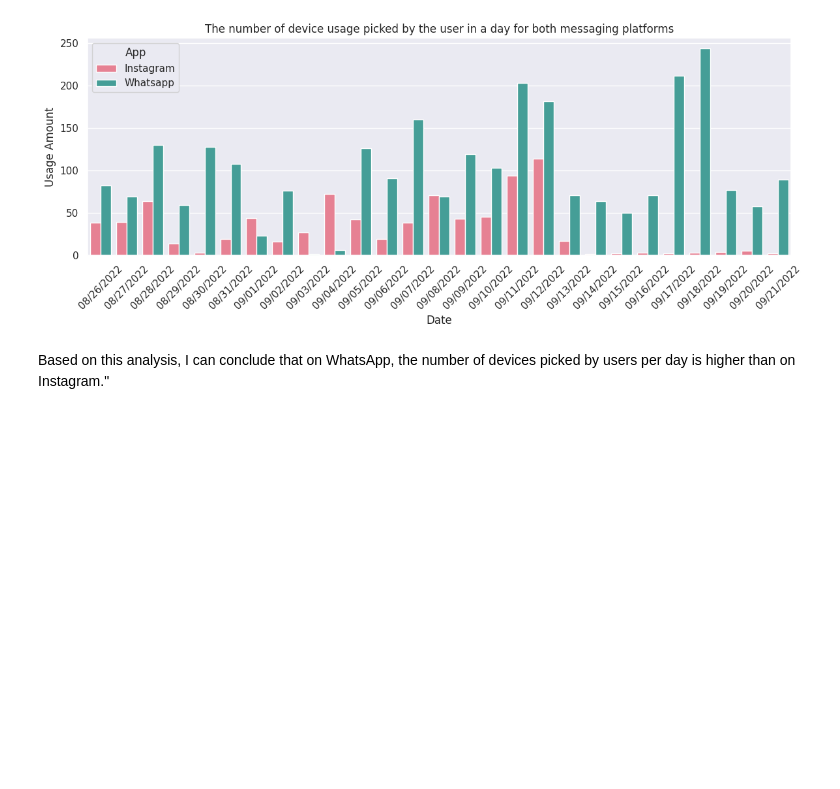
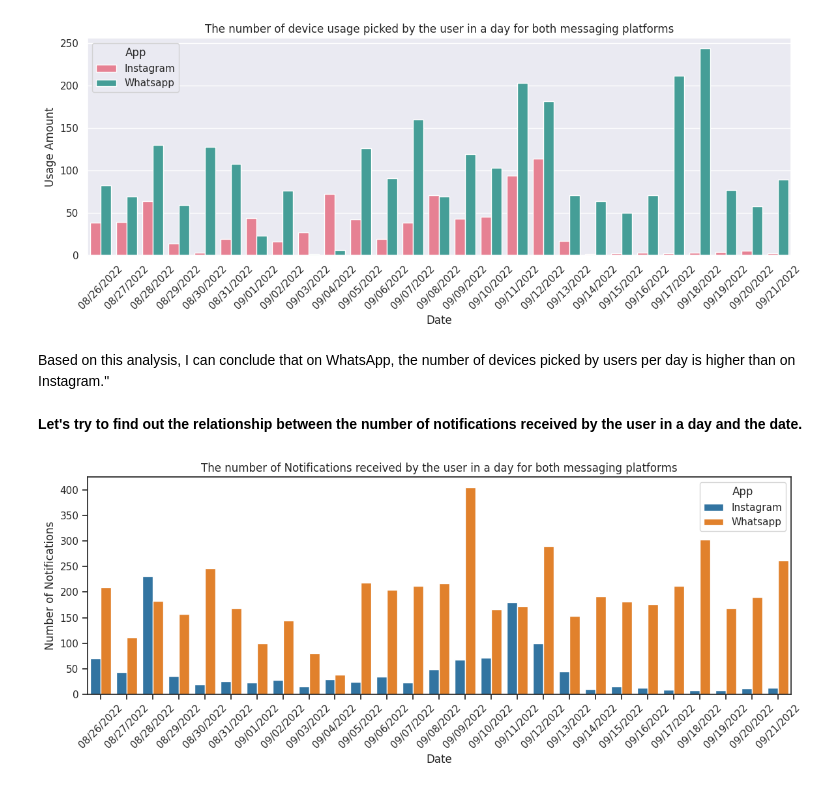
Before and after one commit to budding-tech-savvy/Screen_time_analysis-, a Jupyter notebook: Screen_time_analysis.ipynb, the cells around one changed output. Saved outputs shown, nothing was run; the diff lists cells and outputs as text; code cells hidden in the pictures; blank space fills up the shorter version.

```diff
--- a/Screen_time_analysis.ipynb
+++ b/Screen_time_analysis.ipynb
@@ -77,3 +77,20 @@ plt.show()
 [figure]
 # %% [markdown]
 Based on this analysis, I can conclude that on WhatsApp, the number of devices picked by users per day is higher than on Instagram."
+# %% [markdown]
+**Let's try to find out the relationship between the number of notifications received by the user in a day and the date.**
+# %%
+import seaborn as sns
+import matplotlib.pyplot as plt
+custom_palette = ["#1f77b4", "#ff7f0e"]
+sns.set_style("ticks")
+plt.figure(figsize=(12,5))
+sns.barplot(x='Date', y='Notifications', hue='App', palette=custom_palette, data=screen_data)
+plt.title('The number of Notifications received by the user in a day for both messaging platforms')
+plt.xlabel('Date')
+plt.ylabel('Number of Notifications')
+plt.xticks(rotation=45)
+plt.tight_layout()
+plt.show()
+# %% [output]
+[figure, added]
```
Also changed, not shown: parts of 6 cells of this notebook.
